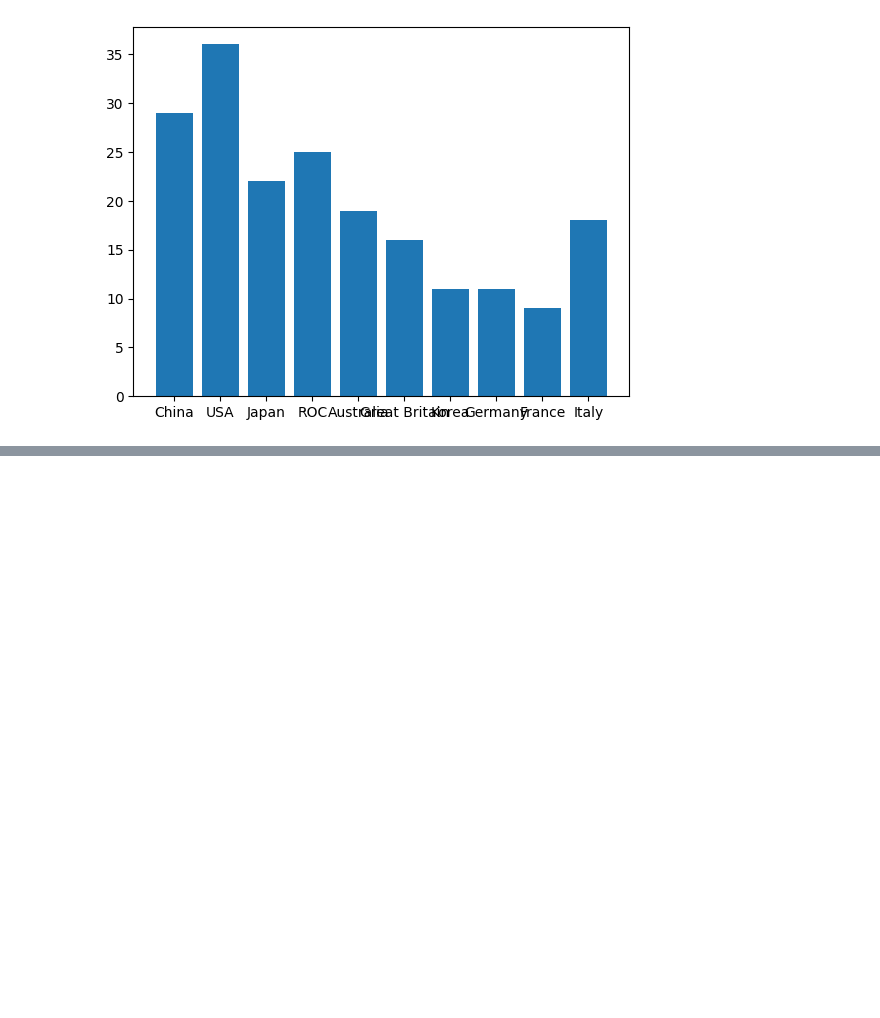
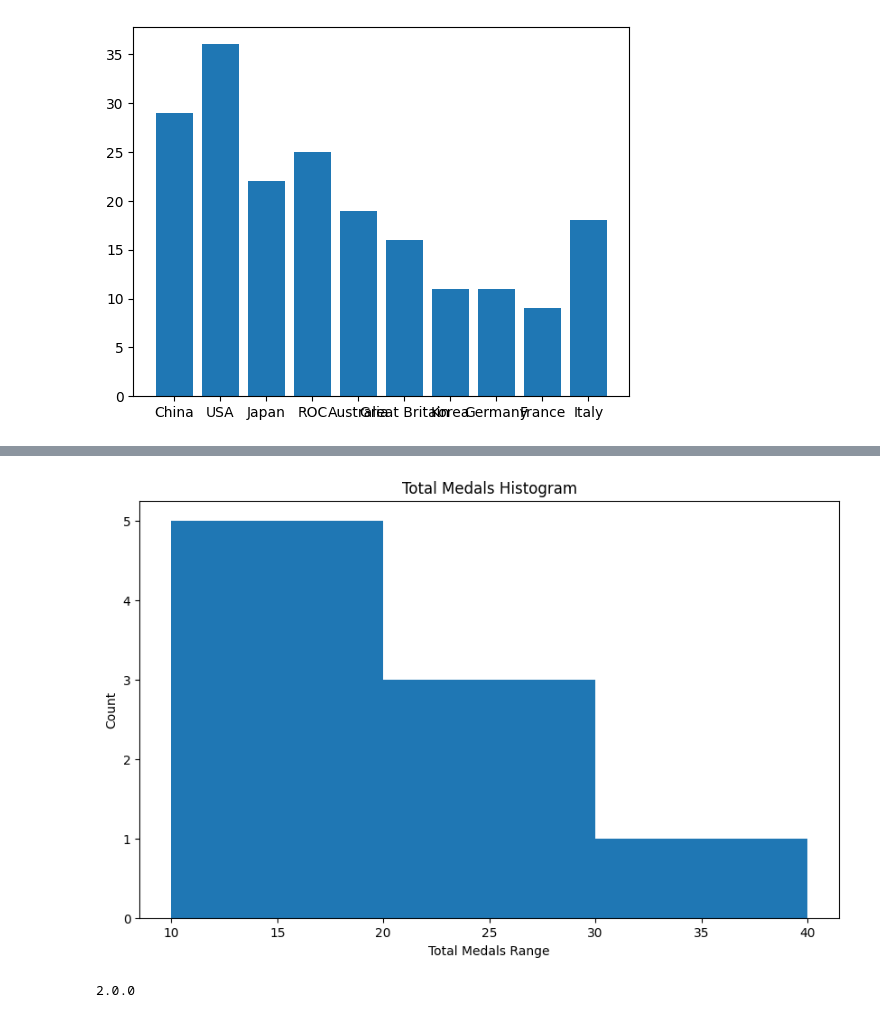
Before and after one commit to Asyfulazhim/peneraju_machine_learning, a Jupyter notebook: E-Box/idesign13_DataVisual1.ipynb, the cells around one changed output, grey strips where cells are left out. Drawn from its saved outputs; the diff is of its cells as text; code cells hidden in the pictures; blank space fills up the shorter version.

```diff
--- a/E-Box/idesign13_DataVisual1.ipynb
+++ b/E-Box/idesign13_DataVisual1.ipynb
@@ -124,0 +190,34 @@ plt.bar(teamlist, totallist)
+# %%
+import pandas as pd
+import matplotlib.pyplot as plt
+import numpy as np
+
+df = pd.read_csv('Medals.csv')
+
+totalmedals = np.array(df['Total'])
+totalmedalrange = [10, 20, 30, 40]  # Ranges for the histogram
+
+
+def plot_histogram(data, bins, title, x_label, y_label):
+    plt.figure(figsize=(10, 6))
+    plt.hist(data, bins=bins, alpha=1)
+    plt.title(title)
+    plt.xlabel(x_label)
+    plt.ylabel(y_label)
+    # plt.grid(axis='y', , alpha=0.7)
+    #plt.xticks(bins)
+    plt.show()
+
+
+if __name__ == "__main__":
+    title = 'Total Medals Histogram'
+    x_label = 'Total Medals Range'
+    y_label = 'Count'
+
+    plot_histogram(totalmedals, totalmedalrange, title, x_label, y_label)
+# %% [output]
+[figure, added]
+# %%
+print(np.__version__)
+# %% [output]
+2.0.0
```
Also changed, not shown: parts of 9 cells of this notebook, 1 other file.
